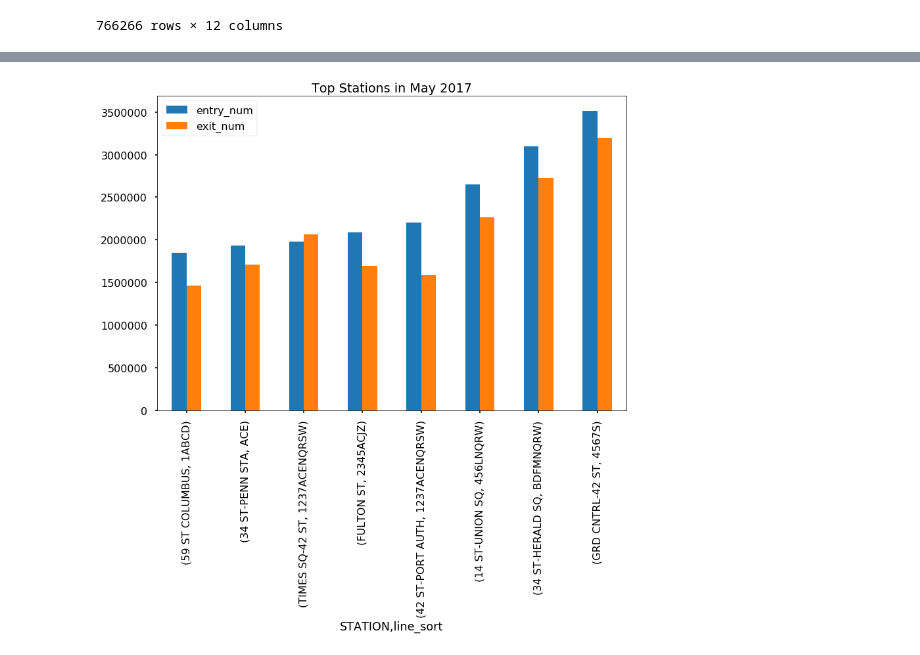
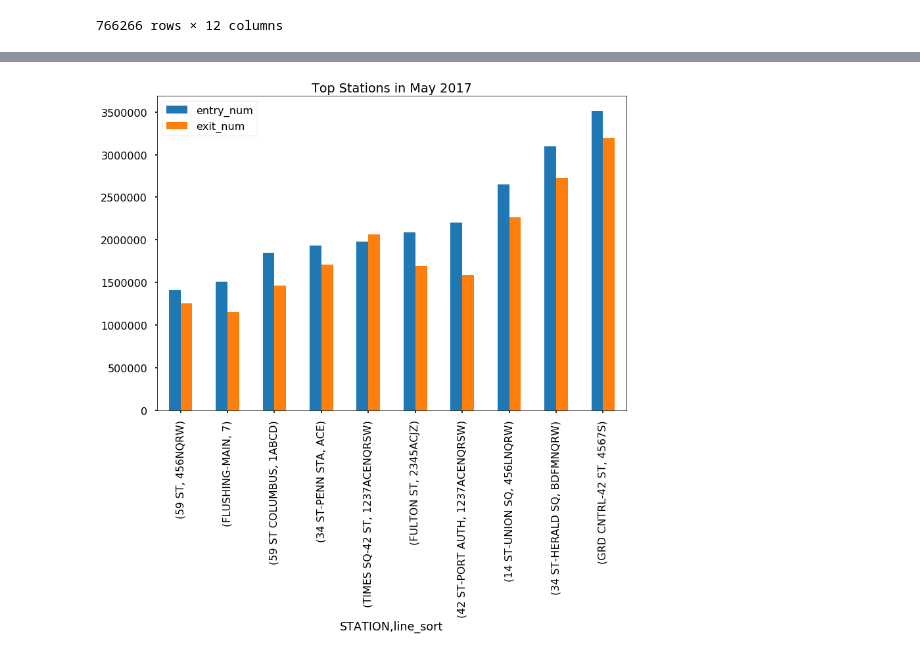
Before and after one commit to adam-ariel/Metis-Project-1----MTA, a Jupyter notebook: project1_wkbk.ipynb, the cells around one changed output, grey strips where cells are left out. Drawn from its saved outputs; the diff is of its cells as text; code cells hidden in the pictures.

```diff
--- a/project1_wkbk.ipynb
+++ b/project1_wkbk.ipynb
@@ -424,0 +424,3 @@ graphdf_cut.plot(kind='bar', title = "Top Stations in May 2017");
+# %%
+graphdf_cut = graphdf[graphdf.entry_num > 500000]
+graphdf_cut.plot(kind='bar', title = "Top Stations in May 2017");
@@ -425,4 +429,4 @@ graphdf_cut.plot(kind='bar', title = "Top Stations in May 2017");
 # %%
-graphdf_cut.tail(8).plot(kind='bar', title = "Top Stations in May 2017");
+graphdf_cut.tail(10).plot(kind='bar', title = "Top Stations in May 2017");
 # %% [output]
-[figure, old version]
+[figure, new version]
```
Also changed, not shown: parts of 12 cells of this notebook.
